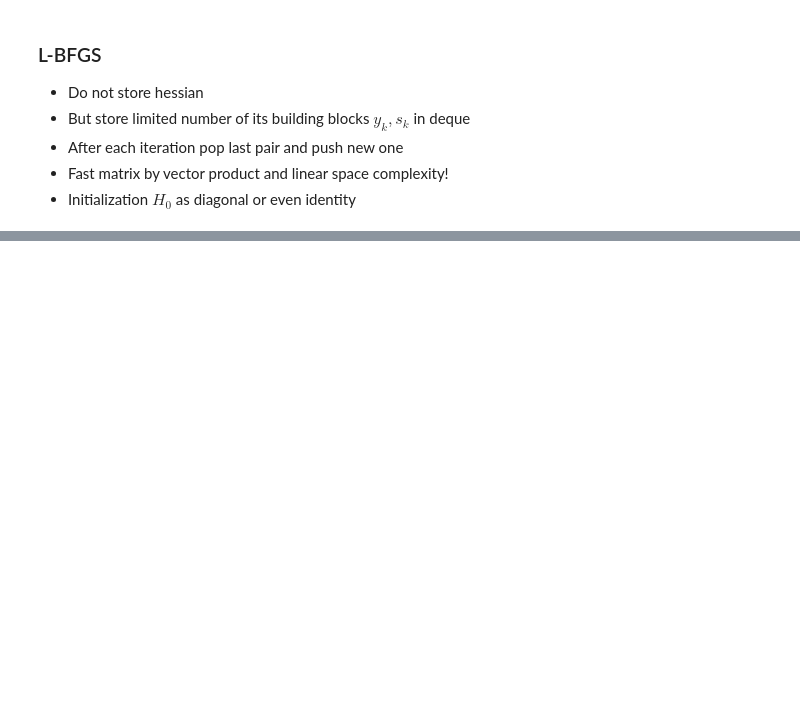
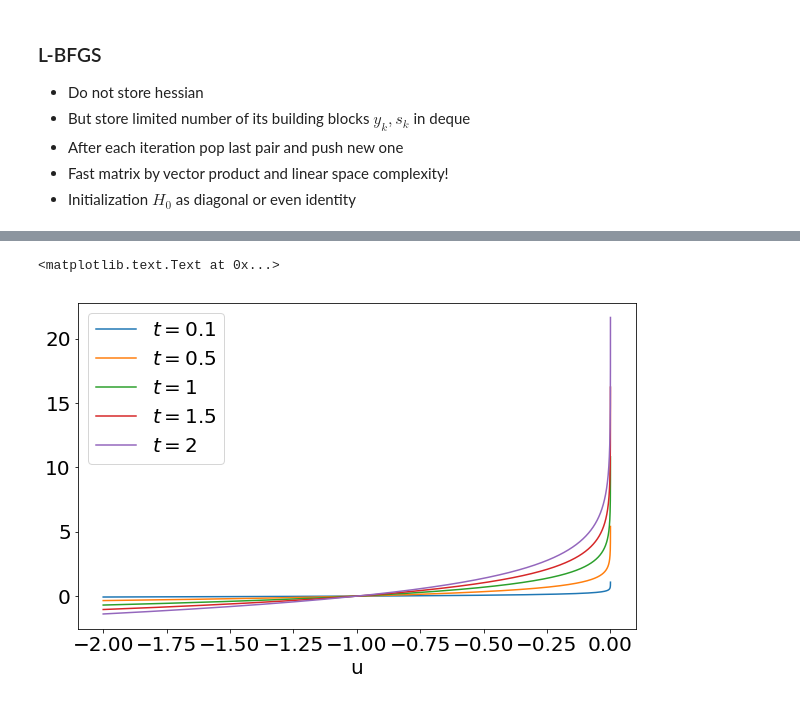
Before and after one commit to amkatrutsa/intro_ml, a Jupyter notebook: Lecture-3.ipynb, the cells around one changed output, grey strips where cells are left out. Drawn from its saved outputs; the diff is of its cells as text; code cells hidden in the pictures; blank space fills up the shorter version.

```diff
--- a/Lecture-3.ipynb
+++ b/Lecture-3.ipynb
@@ -493,0 +639,16 @@ Contra:
+# %%
+%matplotlib inline
+import matplotlib.pyplot as plt
+import numpy as np
+
+x = np.linspace(-2, 0, 100000, endpoint=False)
+plt.figure(figsize=(10, 6))
+for t in [0.1, 0.5, 1, 1.5, 2]:
+    plt.plot(x, -t * np.log(-x), label=r"$t = " + str(t) + "$")
+plt.legend(fontsize=20)
+plt.xticks(fontsize=20)
+plt.yticks(fontsize=20)
+plt.xlabel("u", fontsize=20)
+# %% [output]
+<matplotlib.text.Text at 0x...>
+[figure, added]
```
Also changed, not shown: parts of 21 cells of this notebook.
